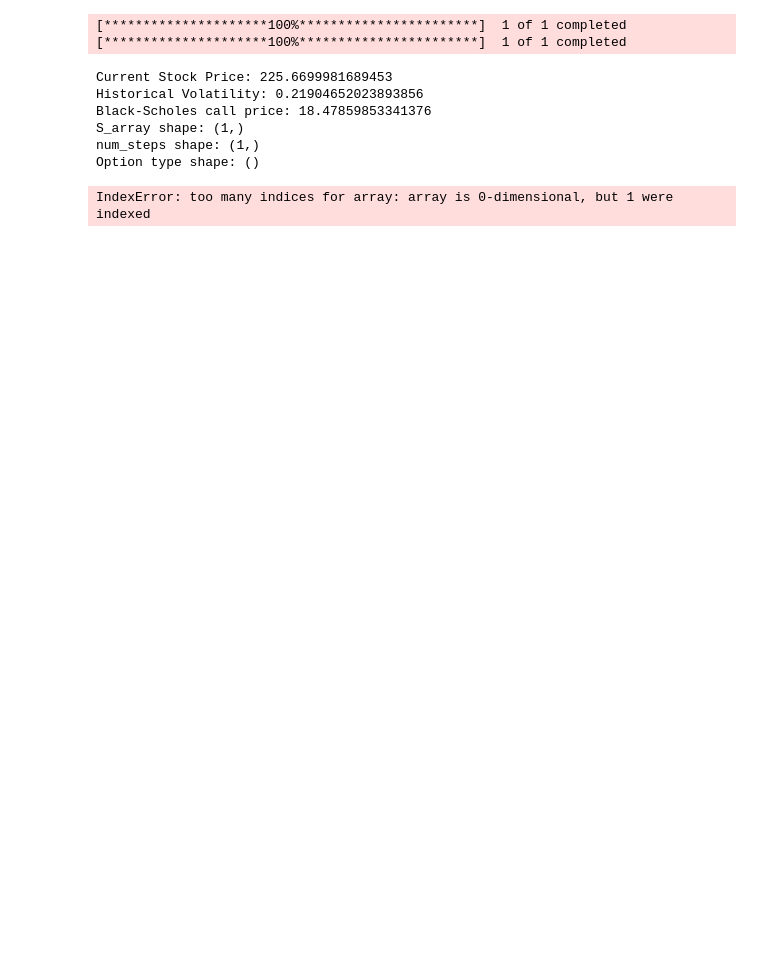
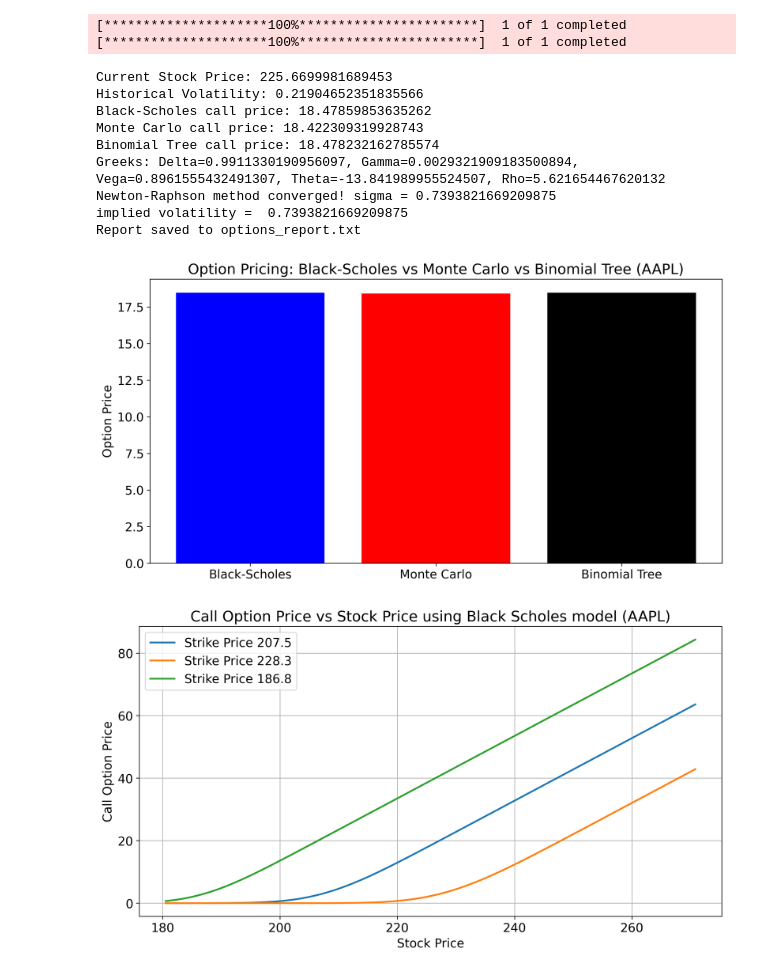
Before and after one commit to saeedbidi/option_pricing, a Jupyter notebook: src/main.ipynb, the cells around one changed output. Drawn from its saved outputs; the diff is of its cells as text; code cells hidden in the pictures; blank space fills up the shorter version.

Commit message:
models work

```diff
--- a/src/main.ipynb
+++ b/src/main.ipynb
@@ -112,7 +112,7 @@ if __name__ == "__main__":
     print(f"Black-Scholes {option_type} price: {bs_price}")
 
     # # Calculate Monte Carlo price
-    mc_price = models.new_monte_carlo_option_price(ticker=ticker, output_folder=OUTPUT_FOLDER, num_simulations=mc_num_sim)
+    mc_price = models.monte_carlo_option_price(ticker=ticker, output_folder=OUTPUT_FOLDER, num_simulations=mc_num_sim)
     print(f"Monte Carlo {option_type} price: {mc_price[0]}")
 
     # # Calculate Binomial Tree price
@@ -121,39 +121,43 @@ if __name__ == "__main__":
 
     # ml_data_file = "../backtesting-data/Optiondataorg/AAPL_2013.csv"
     # ml_price = models.machine_learning_predict_mid_price(ml_data_file)
     # print(f"Machine Learning {option_type} price: {ml_price}")
 
     # Generate comparative pricing plot
     plots = OptionPlots(option_type, ticker, OUTPUT_FOLDER)
     plots.comparative_pricing_plot(bs_price, mc_price, bt_price)
 
     # Calculate Greeks
     delta, gamma, vega, theta, rho = greeks_volatility._greeks(sigma)
     print(f"Greeks: Delta={delta}, Gamma={gamma}, Vega={vega}, Theta={theta}, Rho={rho}")
     implied_vol = greeks_volatility.implied_volatility()
 
     # Generate report
     results_handler = ResultsHandler(ticker, OUTPUT_FOLDER, S, K, T, r, sigma, option_type, delta, gamma, vega, theta, rho, implied_vol, market_price, bs_price, mc_price[0], bt_price, start_date_volatility, end_date_volatility)
     results_handler.generate_report()
 
     # Plot option prices vs stock price
     option_plots = OptionPlots(option_type, ticker, OUTPUT_FOLDER)
     option_plots.plot_option_price_vs_stock_price(S, K, T, r, sigma)
 
 
     # file_path = 'backtesting-data/Optiondataorg/AAPL_2013.csv'
     # backtester = Backtester(ticker, OUTPUT_FOLDER)
     # backtest_results = backtester.backtest(file_path, n_each_day = 1, keep_first_n_rows_per_date=True)
 # %% [output]
 [*********************100%***********************]  1 of 1 completed
 [*********************100%***********************]  1 of 1 completed
 Current Stock Price: 225.6699981689453
-Historical Volatility: 0.21904652023893856
-Black-Scholes call price: 18.47859853341376
-S_array shape: (1,)
-num_steps shape: (1,)
-Option type shape: ()
+Historical Volatility: 0.21904652351835566
+Black-Scholes call price: 18.47859853635262
+Monte Carlo call price: 18.422309319928743
+Binomial Tree call price: 18.478232162785574
+Greeks: Delta=0.9911330190956097, Gamma=0.0029321909183500894, Vega=0.8961555432491307, Theta=-13.841989955524507, Rho=5.621654467620132
+Newton-Raphson method converged! sigma = 0.7393821669209875
+implied volatility =  0.7393821669209875
+Report saved to options_report.txt
-IndexError: too many indices for array: array is 0-dimensional, but 1 were indexed
+[figure, added]
+[figure, added]
 # %%
 # print(S, K, T, r, sigma, option_type)
 
```
Also changed, not shown: parts of 1 cell of this notebook, 11 other files.
